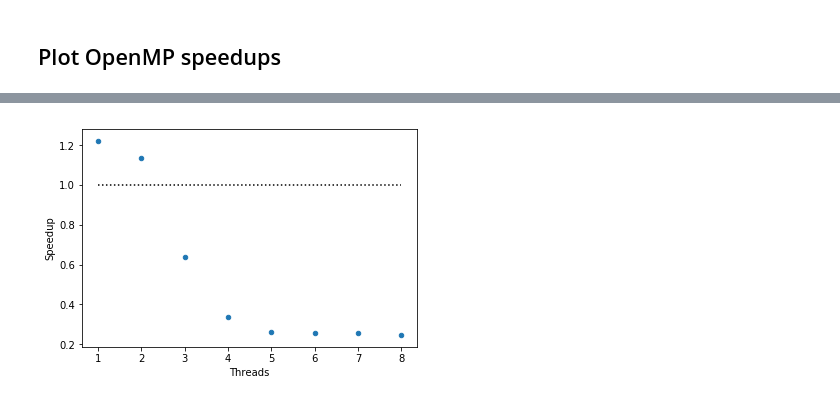
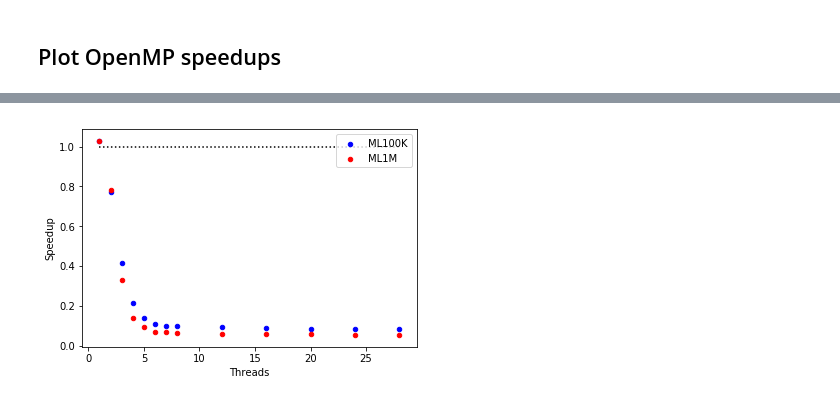
Before and after one commit to lenskit/lk-test-evals, a Jupyter notebook: Scaling.ipynb, the cells around one changed output, grey strips where cells are left out. Saved outputs shown, nothing was run; the diff lists cells and outputs as text; code cells hidden in the pictures.

```diff
--- a/Scaling.ipynb
+++ b/Scaling.ipynb
@@ -46,7 +36,7 @@ timings
 # %% [markdown]
 Extract the sequential timings:
 # %%
-seq_time = timings[timings.mptype == 'sequential']
+seq_time = timings[timings.mptype == 'seq']
 omp_time = timings[timings.mptype == 'openmp'].copy()
 # %%
 seq_time.time.describe()
@@ -62,3 +52,4 @@ max       1.501745
 Name: time, dtype: float64
 # %%
-mean_seq = seq_time.time.mean()
+mean_seq = seq_time.groupby('dataset').time.mean()
+mean_seq
@@ -65,4 +61,4 @@ mean_seq = seq_time.time.mean()
 # %%
-omp_time['adj_time'] = mean_seq / omp_time.time
+omp_time = omp_time.set_index(['dataset', 'threads', 'run']).assign(adj_time = lambda df: mean_seq / df.time).reset_index()
 omp_time.head()
 # %% [output]
@@ -75,6 +71,6 @@ omp_time.head()
 # %% [markdown]
 ## Plot OpenMP speedups
 # %%
-omp_means = omp_time[omp_time.threads.notna()].groupby('threads').adj_time.agg(['mean', 'min', 'max']).reset_index()
+omp_means = omp_time[omp_time.threads.notna()].groupby(['dataset', 'threads']).adj_time.agg(['mean', 'min', 'max']).reset_index()
 omp_means
 # %% [output]
@@ -90,9 +94,10 @@ omp_means
 # %%
 fig, ax = plt.subplots()
-omp_means.plot.scatter(x='threads', y='mean', ax=ax)
+omp_means[omp_means.dataset == 'ml-100k'].plot.scatter(x='threads', y='mean', color='blue', label='ML100K', ax=ax)
+omp_means[omp_means.dataset == 'ml-1m'].plot.scatter(x='threads', y='mean', color='red', label='ML1M', ax=ax)
 ax.set_xlabel('Threads')
 ax.set_ylabel('Speedup')
-plt.hlines(1, 1, 8, linestyles='dotted')
+plt.hlines(1, omp_means.threads.min(), omp_means.threads.max(), linestyles='dotted')
 plt.show()
 # %% [output]
-[figure, old version]
+[figure, new version]
```
Also changed, not shown: parts of 8 cells of this notebook.
